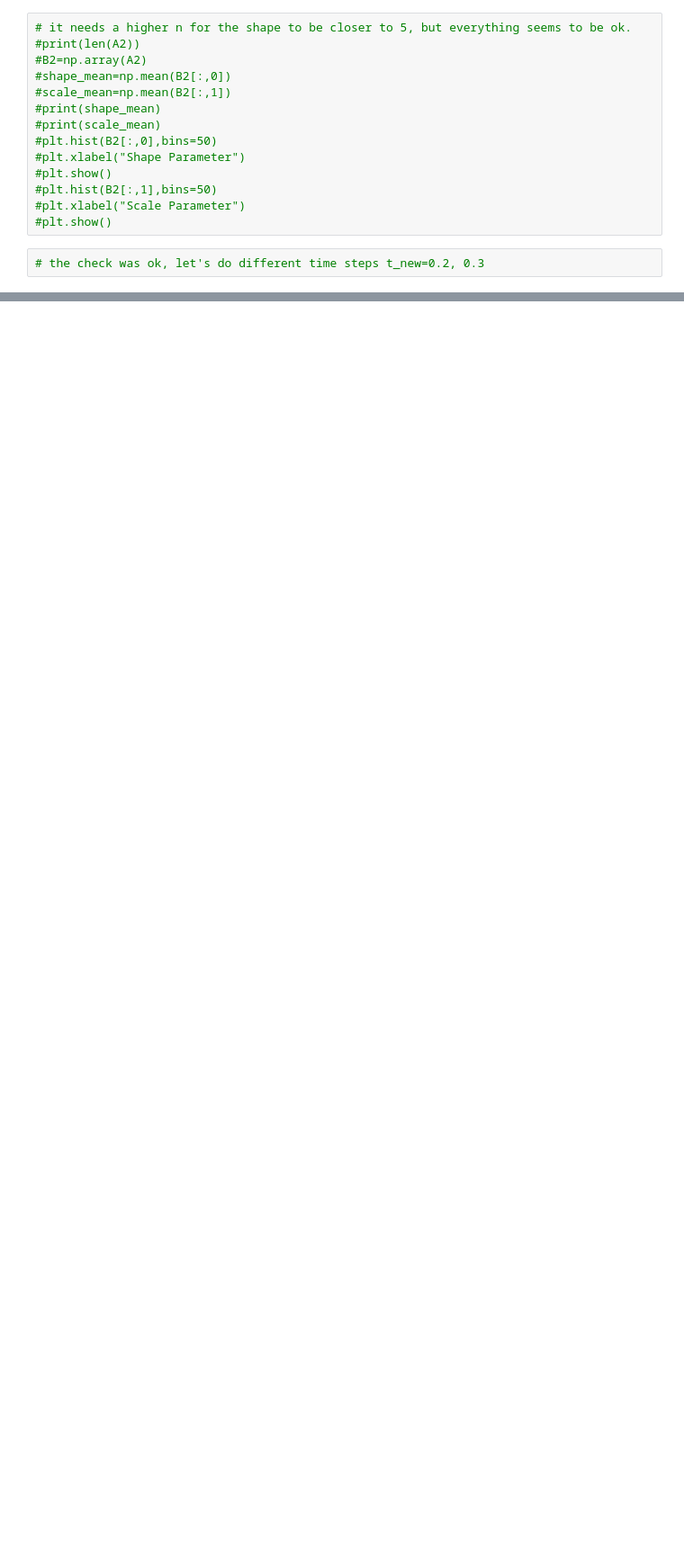
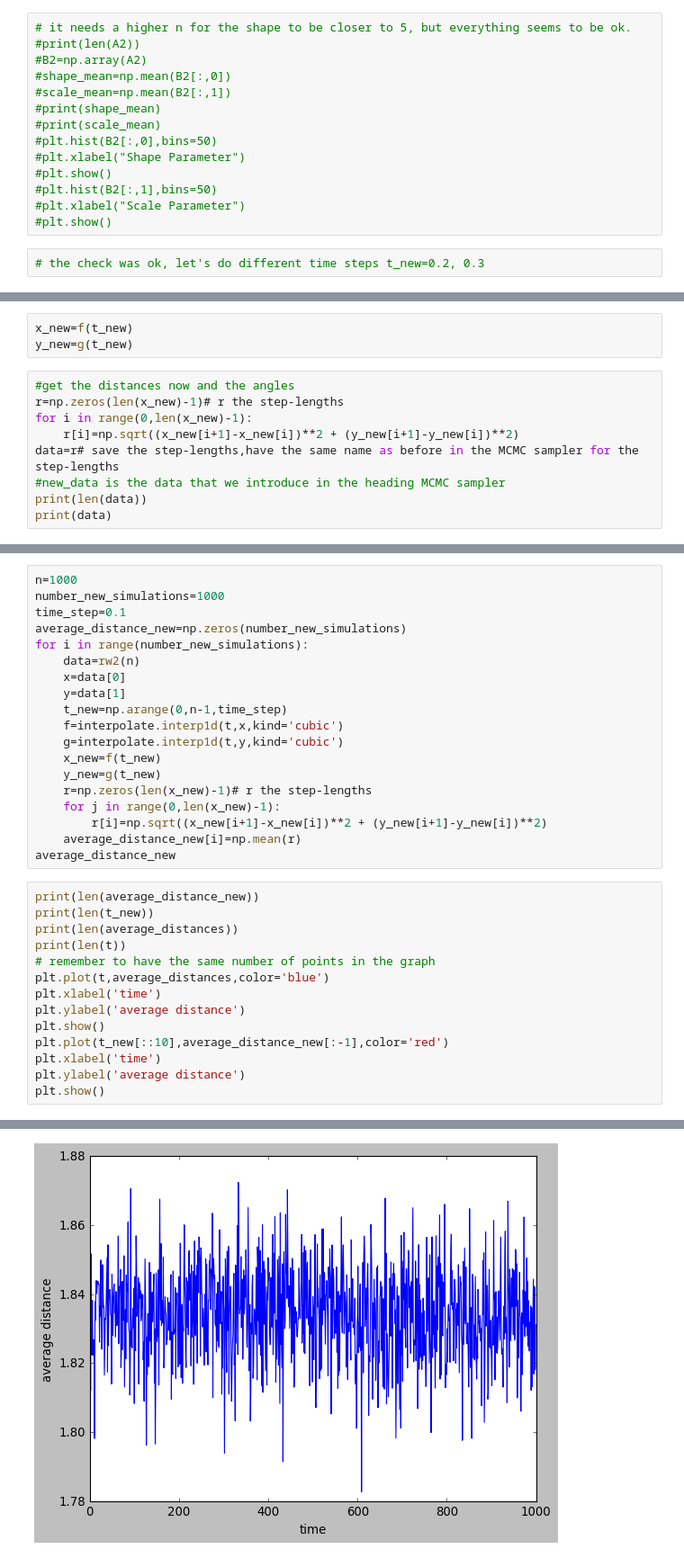
Before and after one commit to ionut199418/ionut, a Jupyter notebook: interpolation+every+0%2C1+seconds%2Bcheck.ipynb, the cells around one changed output, grey strips where cells are left out. Shown at 90% size. Saved outputs shown, nothing was run; the diff lists cells and outputs as text; blank space fills up the shorter version.

```diff
--- a/interpolation+every+0%2C1+seconds%2Bcheck.ipynb
+++ b/interpolation+every+0%2C1+seconds%2Bcheck.ipynb
@@ -674,0 +765,12 @@ plt.show()
+# %%
+x_new=f(t_new)
+y_new=g(t_new)
+# %%
+#get the distances now and the angles
+r=np.zeros(len(x_new)-1)# r the step-lengths
+for i in range(0,len(x_new)-1):
+    r[i]=np.sqrt((x_new[i+1]-x_new[i])**2 + (y_new[i+1]-y_new[i])**2)
+data=r# save the step-lengths,have the same name as before in the MCMC sampler for the step-lengths
+#new_data is the data that we introduce in the heading MCMC sampler
+print(len(data))
+print(data)
@@ -674,0 +779,34 @@ plt.show()
+# %%
+n=1000
+number_new_simulations=1000
+time_step=0.1
+average_distance_new=np.zeros(number_new_simulations)
+for i in range(number_new_simulations):
+    data=rw2(n)
+    x=data[0]
+    y=data[1]
+    t_new=np.arange(0,n-1,time_step)
+    f=interpolate.interp1d(t,x,kind='cubic')
+    g=interpolate.interp1d(t,y,kind='cubic')
+    x_new=f(t_new)
+    y_new=g(t_new)
+    r=np.zeros(len(x_new)-1)# r the step-lengths
+    for j in range(0,len(x_new)-1):
+        r[i]=np.sqrt((x_new[i+1]-x_new[i])**2 + (y_new[i+1]-y_new[i])**2)
+    average_distance_new[i]=np.mean(r)
+average_distance_new
+# %%
+print(len(average_distance_new))
+print(len(t_new))
+print(len(average_distances))
+print(len(t))
+# remember to have the same number of points in the graph
+plt.plot(t,average_distances,color='blue')
+plt.xlabel('time')
+plt.ylabel('average distance')
+plt.show()
+plt.plot(t_new[::10],average_distance_new[:-1],color='red')
+plt.xlabel('time')
+plt.ylabel('average distance')
+plt.show()
+# %% [output]
@@ -674,0 +817 @@ plt.show()
+[figure, added]
```
Also changed, not shown: parts of 8 cells of this notebook, 2 other files.
